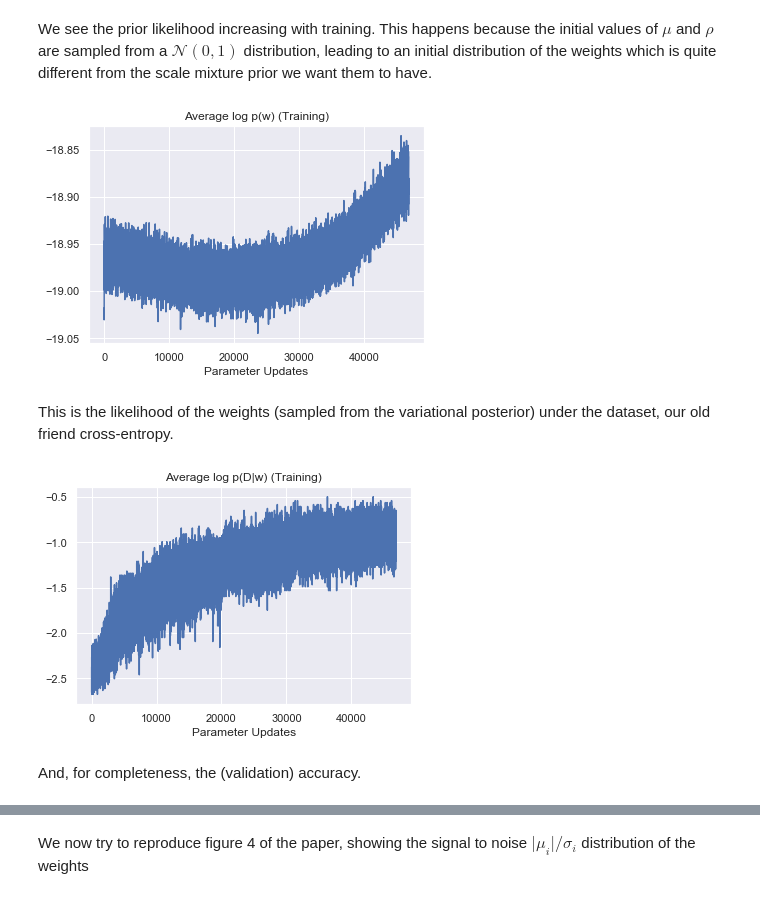
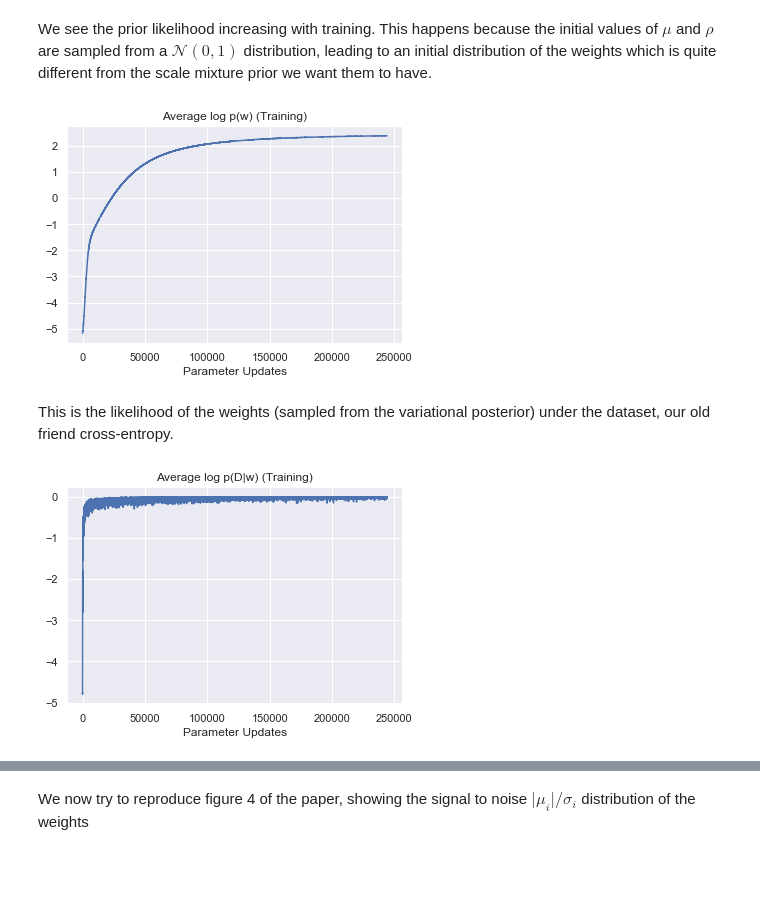
Before and after one commit to e-dorigatti/gaussian_processes, a Jupyter notebook: bayes_by_backprop.ipynb, the cells around one changed output, grey strips where cells are left out. Saved outputs shown, nothing was run; the diff lists cells and outputs as text; code cells hidden in the pictures; blank space fills up the shorter version.

```diff
--- a/bayes_by_backprop.ipynb
+++ b/bayes_by_backprop.ipynb
@@ -755,0 +803,14 @@ Epoch 100 - Val. Acc.: 0.5323 - Val. Loss: 18.8658 (KL: 17.9117 | logQ: -0.9719
+# %%
+tf_summary_file = './tboard/20190205-080159/events.out.tfevents.1549353719.bfa8ca23adb1'
+events = []
+for i, event in enumerate(tf.train.summary_iterator(tf_summary_file)):
+    if i % 10 == 0:
+        events.append({
+            metric.tag: metric.simple_value
+            for metric in event.summary.value
+            if hasattr(metric, 'simple_value')
+        })
+# %%
+trainlog = pd.DataFrame(events)
+trainlog.index = 10 * trainlog.index
+trainlog.head()
@@ -756,5 +824,2 @@ Epoch 100 - Val. Acc.: 0.5323 - Val. Loss: 18.8658 (KL: 17.9117 | logQ: -0.9719
 # %% [markdown]
 We now visualize the training progress
-# %%
-trainlog = bbnn.get_training_log()
-trainlog.head()
@@ -784,18 +836,16 @@ plt.show()
 # %% [markdown]
 We see the prior likelihood increasing with training. This happens because the initial values of $\mu$ and $\rho$ are sampled from a $\mathcal{N}(0,1)$ distribution, leading to an initial distribution of the weights which is quite different from the scale mixture prior we want them to have.
 # %%
-trainlog.logp.plot(title='Average log p(w) (Training)')
+trainlog.logP.plot(title='Average log p(w) (Training)')
 plt.xlabel('Parameter Updates')
 plt.show()
 # %% [output]
-[figure, old version]
+[figure, new version]
 # %% [markdown]
 This is the likelihood of the weights (sampled from the variational posterior) under the dataset, our old friend cross-entropy.
 # %%
-trainlog.logd.plot(title='Average log p(D|w) (Training)')
+trainlog.logD.plot(title='Average log p(D|w) (Training)')
 plt.xlabel('Parameter Updates')
 plt.show()
 # %% [output]
-[figure, old version]
+[figure, new version]
-# %% [markdown]
-And, for completeness, the (validation) accuracy.
```
Also changed, not shown: parts of 27 cells of this notebook.
